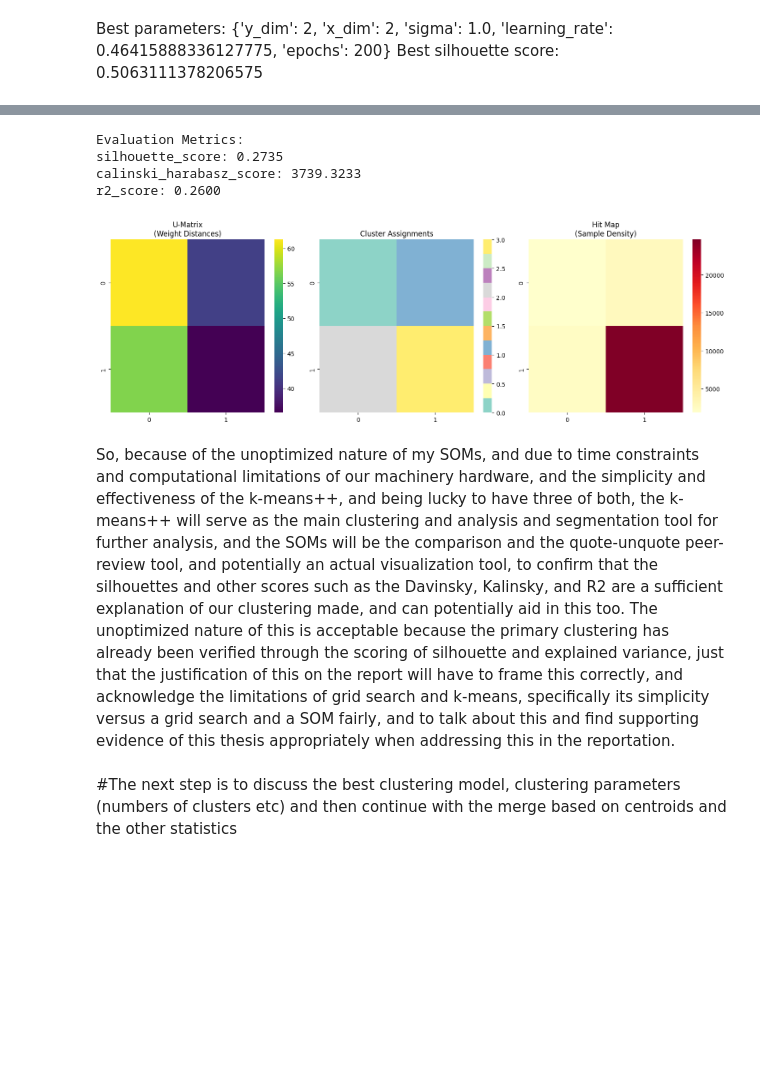
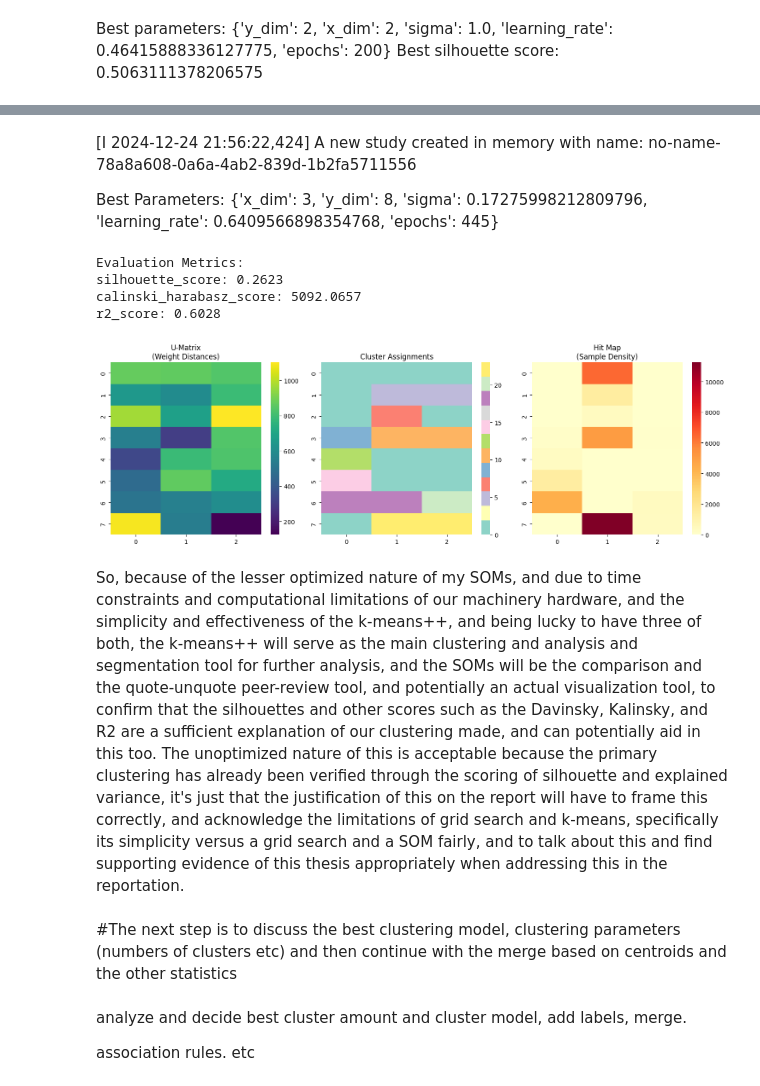
Before and after one commit to diogoruivo47/Data-Mining, a Jupyter notebook: draft-2 full segment join for final report.ipynb, the cells around one changed output, grey strips where cells are left out. Saved outputs shown, nothing was run; the diff lists cells and outputs as text; code cells hidden in the pictures; blank space fills up the shorter version.

```diff
--- a/draft-2 full segment join for final report.ipynb
+++ b/draft-2 full segment join for final report.ipynb
@@ -1777,16 +1790,9 @@ plt.show()
+# %% [markdown]
+[I 2024-12-24 21:56:22,424] A new study created in memory with name: no-name-78a8a608-0a6a-4ab2-839d-1b2fa5711556
+
+Best Parameters:
+{'x_dim': 3, 'y_dim': 8, 'sigma': 0.17275998212809796, 'learning_rate': 0.6409566898354768, 'epochs': 445}
 # %%
-# grid search SOM on shop_clean
-
-import numpy as np
-from sklearn.model_selection import ParameterSampler
-from scipy.spatial.distance import cdist
-from sklearn.metrics import silhouette_score, calinski_harabasz_score, r2_score
-import matplotlib.pyplot as plt
-import seaborn as sns
-import pandas as pd
-import warnings
-warnings.filterwarnings('ignore')
-
 class SOM:
     def __init__(self, x_dim, y_dim, input_dim, learning_rate=0.1, sigma=None):
         """Initialize the SOM with given dimensions and parameters."""
@@ -1898,15 +1904,27 @@ class SOM:
         plt.tight_layout()
         return fig
 
+
 def evaluate_som(data, labels):
     """Calculate evaluation metrics for the SOM clustering."""
     data_array = np.array(data) if not isinstance(data, np.ndarray) else data
-    silhouette = silhouette_score(data_array, labels)
-    calinski = calinski_harabasz_score(data_array, labels)
+
+    # Remap labels to a continuous range starting from 0
+    unique_labels = np.unique(labels)
+    label_mapping = {label: i for i, label in enumerate(unique_labels)}
+    remapped_labels = np.array([label_mapping[label] for label in labels])
+
+    # Ensure there are at least two clusters for evaluation
+    if len(unique_labels) == 1:
+        raise ValueError("Only one cluster found. Evaluation metrics require at least two clusters.")
+
+    # Calculate Silhouette Score and Calinski-Harabasz Score
+    silhouette = silhouette_score(data_array, remapped_labels)
+    calinski = calinski_harabasz_score(data_array, remapped_labels)
 
     # Calculate R² using cluster centroids
-    centroids = np.array([data_array[labels == i].mean(axis=0) for i in np.unique(labels)])
-    predicted = centroids[labels]
+    centroids = np.array([data_array[remapped_labels == i].mean(axis=0) for i in np.unique(remapped_labels)])
+    predicted = centroids[remapped_labels]
     r2 = r2_score(data_array, predicted)
 
     return {
@@ -1914,6 +1932,7 @@ def evaluate_som(data, labels):
         'calinski_harabasz_score': calinski,
         'r2_score': r2
     }
+
 
 def train_and_evaluate_som(data, params):
     """Train SOM with given parameters and evaluate performance."""
@@ -1932,41 +1951,42 @@ def train_and_evaluate_som(data, params):
     som.train(data_array, params['epochs'])
     labels = som.get_cluster_labels(data_array)
 
     # Calculate metrics
     metrics = evaluate_som(data_array, labels)
 
     # Create visualization
     fig = som.visualize_clusters(data_array, labels)
 
     return som, labels, metrics, fig
 
+
 # Best parameters from your previous run
 best_params = {
-    'y_dim': 2,
-    'x_dim': 2,
-    'sigma': 1.0,
-    'learning_rate': 0.46415888336127775,
-    'epochs': 200
+    'y_dim': 3,
+    'x_dim': 8,
+    'sigma': 0.1727,
+    'learning_rate': 0.6409566898354768,
+    'epochs': 445
 }
 
 # Convert val_clean to numpy array if it isn't already
 pref_clean_array = np.array(pref_clean) if not isinstance(pref_clean, np.ndarray) else pref_clean
 
 # Train and evaluate the SOM
 som, labels, metrics, fig = train_and_evaluate_som(pref_clean_array, best_params)
 
 # Print the evaluation metrics
 print("\nEvaluation Metrics:")
 for metric, value in metrics.items():
     print(f"{metric}: {value:.4f}")
 
 # Display the visualization
 plt.show()
 # %% [output]
 Evaluation Metrics:
-silhouette_score: 0.2735
-calinski_harabasz_score: 3739.3233
-r2_score: 0.2600
+silhouette_score: 0.2623
+calinski_harabasz_score: 5092.0657
+r2_score: 0.6028
-[figure, old version]
+[figure, new version]
 # %% [markdown]
-So, because of the unoptimized nature of my SOMs, and due to time constraints and computational limitations of our machinery hardware, and the simplicity and effectiveness of the k-means++, and being lucky to have three of both, the k-means++ will serve as the main clustering and analysis and segmentation tool for further analysis, and the SOMs will be the comparison and the quote-unquote peer-review tool, and potentially an actual visualization tool, to confirm that the silhouettes and other scores such as the Davinsky, Kalinsky, and R2 are a sufficient explanation of our clustering made, and can potentially aid in this too. The unoptimized nature of this is acceptable because the primary clustering has already been verified through the scoring of silhouette and explained variance, just that the justification of this on the report will have to frame this correctly, and acknowledge the limitations of grid search and k-means, specifically its simplicity versus a grid search and a SOM fairly, and to talk about this and find supporting evidence of this thesis appropriately when addressing this in the reportation.
+So, because of the lesser optimized nature of my SOMs, and due to time constraints and computational limitations of our machinery hardware, and the simplicity and effectiveness of the k-means++, and being lucky to have three of both, the k-means++ will serve as the main clustering and analysis and segmentation tool for further analysis, and the SOMs will be the comparison and the quote-unquote peer-review tool, and potentially an actual visualization tool, to confirm that the silhouettes and other scores such as the Davinsky, Kalinsky, and R2 are a sufficient explanation of our clustering made, and can potentially aid in this too. The unoptimized nature of this is acceptable because the primary clustering has already been verified through the scoring of silhouette and explained variance, it's just that the justification of this on the report will have to frame this correctly, and acknowledge the limitations of grid search and k-means, specifically its simplicity versus a grid search and a SOM fairly, and to talk about this and find supporting evidence of this thesis appropriately when addressing this in the reportation.
@@ -1977,2 +1993,6 @@ while True:
 # %% [markdown]
 #The next step is to discuss the best clustering model, clustering parameters (numbers of clusters etc) and then continue with the merge based on centroids and the other statistics
+# %% [markdown]
+analyze and decide best cluster amount and cluster model, add labels, merge.
+
+association rules. etc
```
Also changed, not shown: parts of 33 cells of this notebook.
